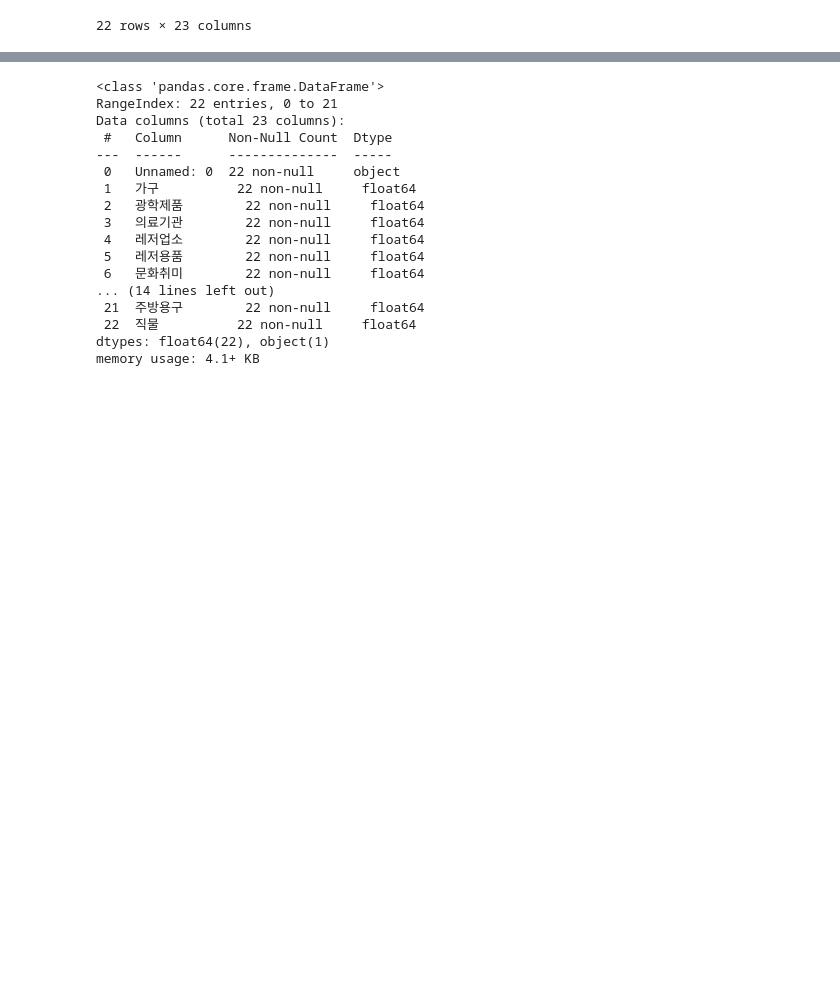
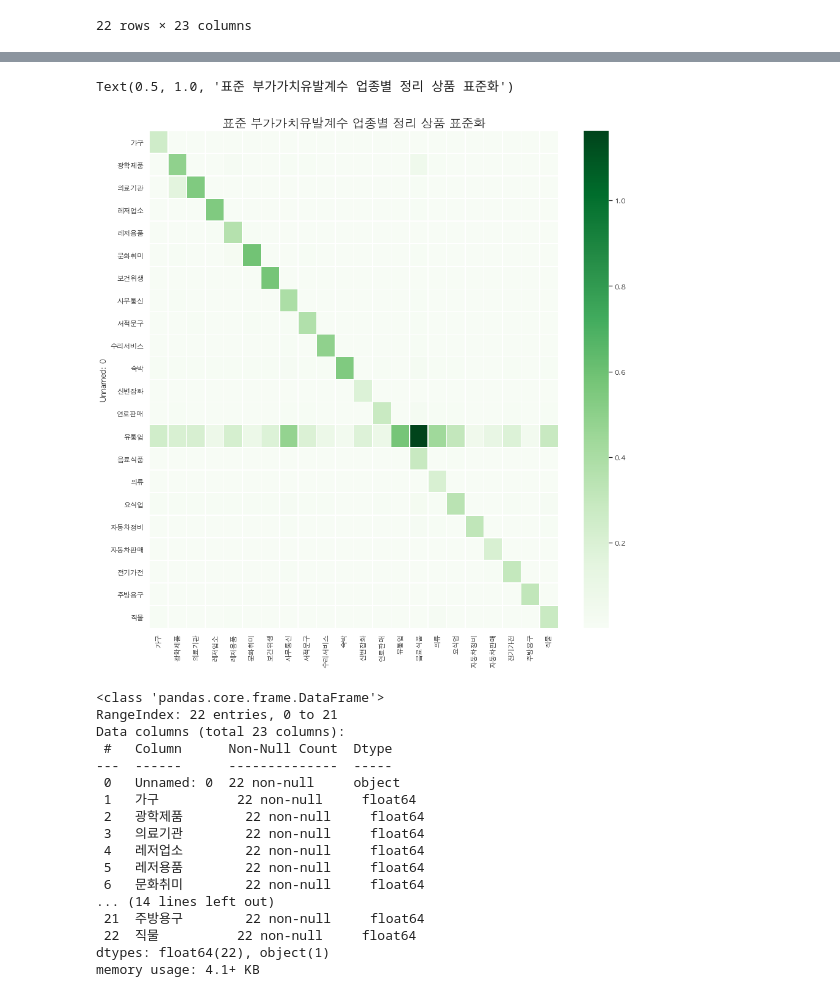
Before and after one commit to leechungpa/mcube, a Jupyter notebook: data/interindustry_analysis/VAIC_overview.ipynb, the cells around one changed output, grey strips where cells are left out. Saved outputs shown, nothing was run; the diff lists cells and outputs as text; code cells hidden in the pictures; blank space fills up the shorter version.

```diff
--- a/data/interindustry_analysis/VAIC_overview.ipynb
+++ b/data/interindustry_analysis/VAIC_overview.ipynb
@@ -8,6 +8,8 @@ from matplotlib import pyplot
 # %%
 vaic_stn = pd.read_excel('부가가치유발계수_표준_업종.xlsx', \
                        sheet_name='산업연관표_표준행렬_부가가치유발계수')
+vaic_stn_02 = pd.read_excel('부가가치유발계수_표준_업종.xlsx', \
+                       sheet_name='산업연관표_표준행렬_부가가치유발계수_v_02_상품표준화')
 vaic_stn
 # %% [output]
 |  | Unnamed: 0 | 가구 | 광학제품 | 의료기관 | 레저업소 | 레저용품 | 문화취미 | 보건위생 | 사무통신 | 서적문구 | ... | ... |
@@ -47,3 +71,11 @@ Text(0.5, 1.0, '표준 부가가치유발계수 업종별 정리')
+# %%
+plt.figure(figsize=(15,15))
+sns.heatmap(data=vaic_stn_02, annot=False, fmt='.2f', \
+            linewidths=.5, cmap='Greens')
+plt.title('표준 부가가치유발계수 업종별 정리 상품 표준화', fontsize=20)
+# %% [output]
+Text(0.5, 1.0, '표준 부가가치유발계수 업종별 정리 상품 표준화')
+[figure, added]
 # %%
 vaic_stn.info()
 # %% [output]
```
Also changed, not shown: parts of 3 cells of this notebook.
